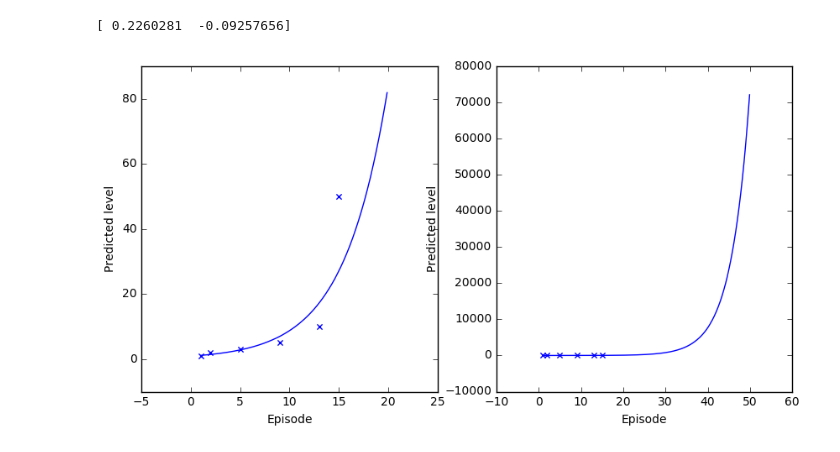
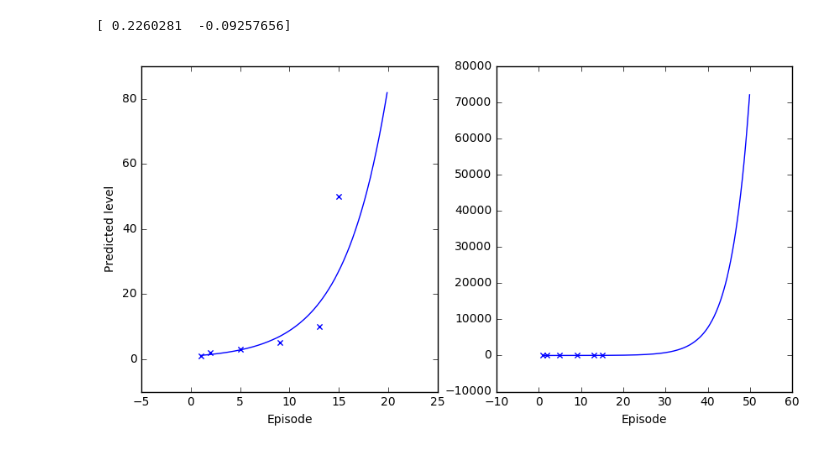
Before and after one commit to sonsongithub/tryJupyter, a Jupyter notebook: rider.ipynb, the cells around one changed output. Drawn from its saved outputs; the diff is of its cells as text; code cells hidden in the pictures.

Commit message:
Updated graph label.

```diff
--- a/rider.ipynb
+++ b/rider.ipynb
@@ -54,21 +54,21 @@ print(A)
 # %%
 plt.figure(figsize=(10,5));
 
 plt.subplot(121);
 x_p = np.arange(1,20,0.1)
 tmp=A[0]*x_p+A[1]
 y_p=np.exp(tmp)
 x = [1, 2, 5, 9, 13, 15];
 y = [1, 2, 3, 5, 10, 50];
 plt.plot(x_p,y_p)
 plt.scatter(x, y, marker="x")
 plt.xlabel('Episode'); plt.ylabel('Predicted level');
 
 plt.subplot(122);
 x_p = np.arange(1,50,0.1)
 y_p=np.exp(A[0]*x_p+A[1])
 plt.plot(x_p,y_p)
 plt.scatter(x, y, marker="x")
-plt.xlabel('Episode'); plt.ylabel('Predicted level');
+plt.xlabel('Episode');
 # %% [output]
-[figure, old version]
+[figure, new version]
```
